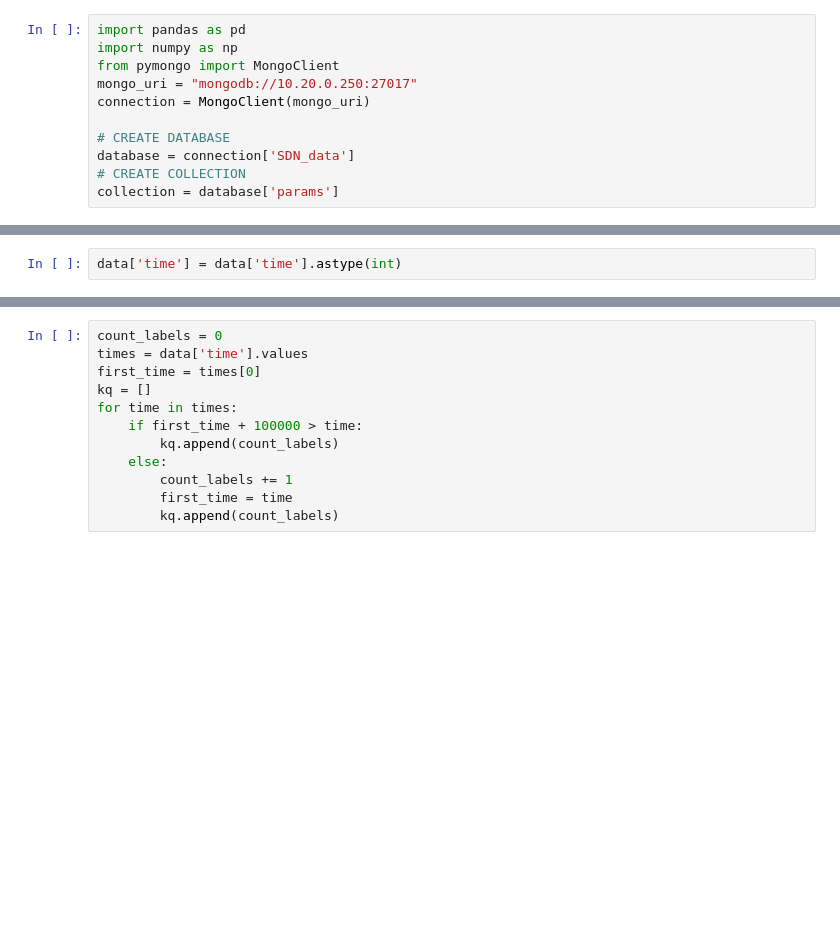
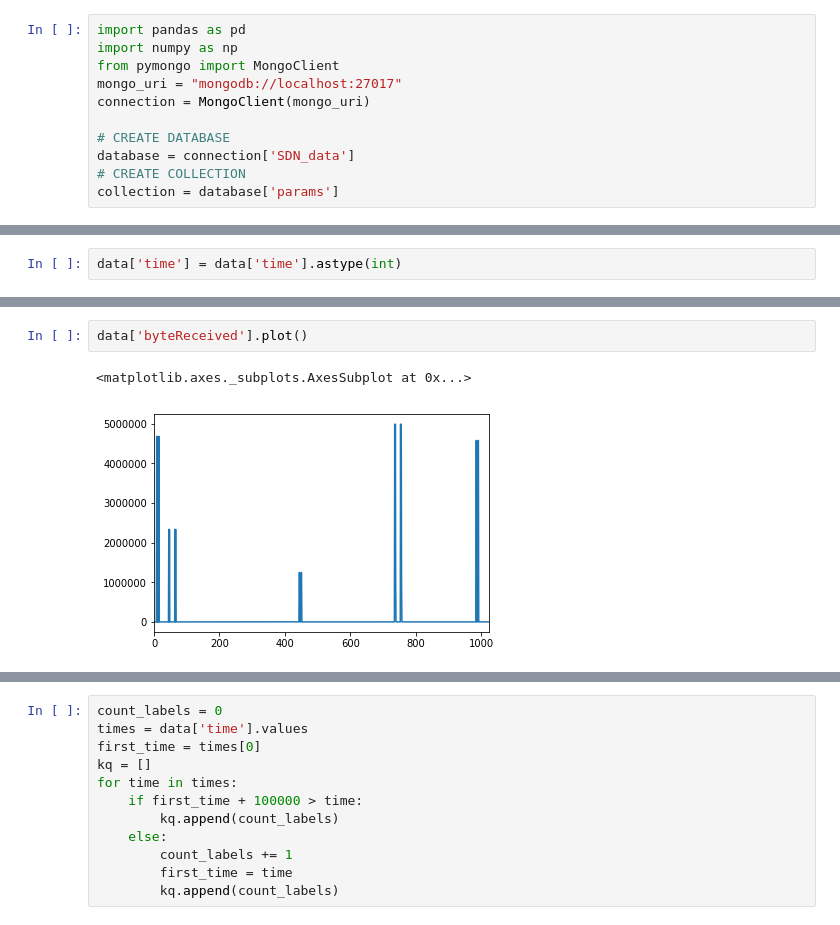
Before and after one commit to CongSon01/A-Server-and-Route-selection-mechanism, a Jupyter notebook: analysis/SonPhanTichDijkstra.ipynb, the cells around one changed output, grey strips where cells are left out. Cells and saved outputs as stored; diff of their text form; blank space fills up the shorter version.

```diff
--- a/analysis/SonPhanTichDijkstra.ipynb
+++ b/analysis/SonPhanTichDijkstra.ipynb
@@ -2,7 +2,7 @@
 import pandas as pd
 import numpy as np
 from pymongo import MongoClient
-mongo_uri = "mongodb://10.20.0.250:27017"
+mongo_uri = "mongodb://localhost:27017"
 connection = MongoClient(mongo_uri)
 
 # CREATE DATABASE
@@ -34,2 +59,7 @@ data['byteSent'].plot()
+# %%
+data['byteReceived'].plot()
+# %% [output]
+<matplotlib.axes._subplots.AxesSubplot at 0x...>
+[figure, added]
 # %%
 data['delay'].plot()
```
Also changed, not shown: parts of 9 cells of this notebook, 30 other files.
